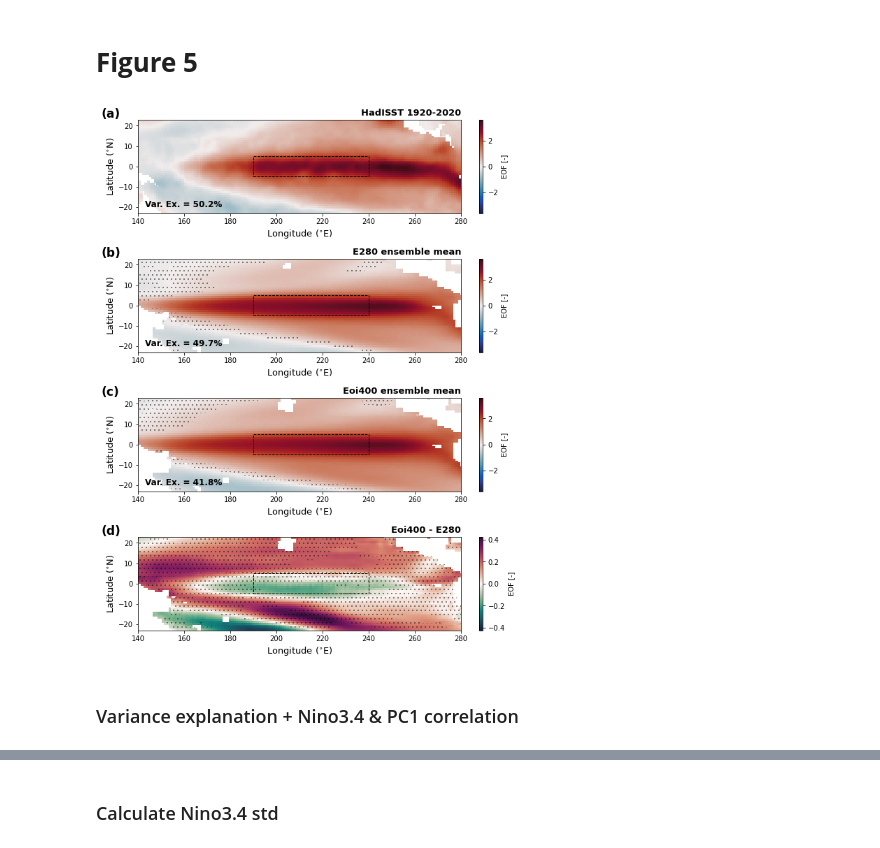
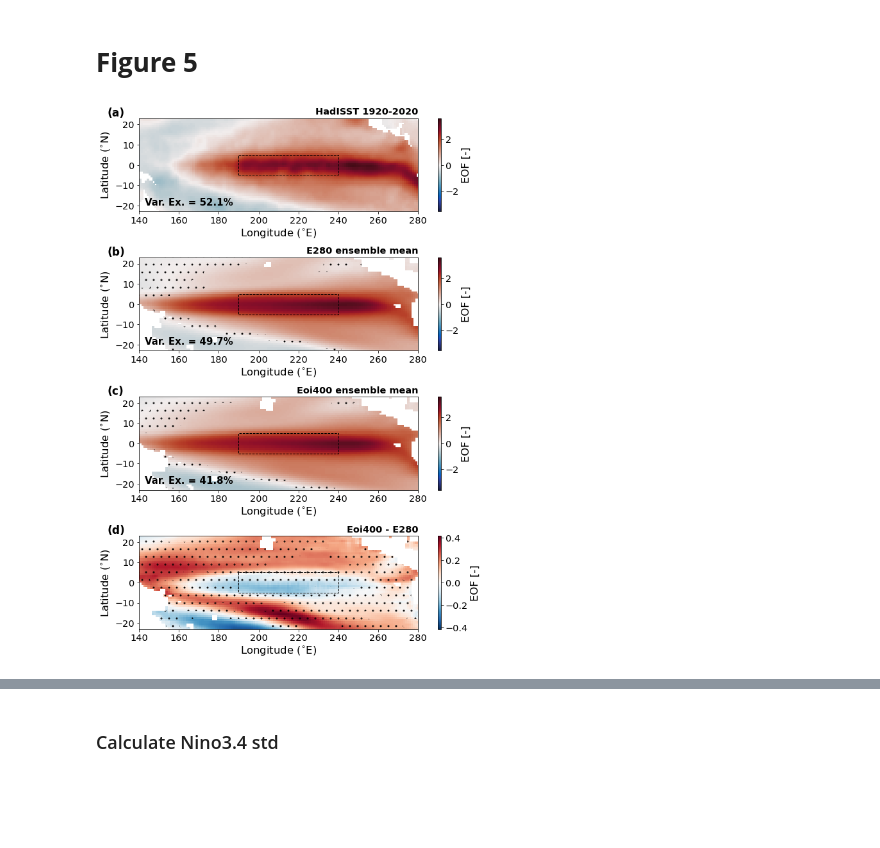
Before and after one commit to arthuroldeman/pliomip2-enso, a Jupyter notebook: EOF_analysis.ipynb, the cells around one changed output, grey strips where cells are left out. Drawn from its saved outputs; the diff is of its cells as text; code cells hidden in the pictures; blank space fills up the shorter version.

```diff
--- a/EOF_analysis.ipynb
+++ b/EOF_analysis.ipynb
@@ -81,6 +100,17 @@ Nino12_hadisst = Nino12_hadisst.groupby('time.month') - Nino12_hadisst.groupby('
 n = 1
 ssts = ds.sst.groupby('time.month') - ds.sst.groupby('time.month').mean(dim='time')
 
+fit = np.zeros([len(ssts["time"]), len(ssts["latitude"]), len(ssts["longitude"])])
+t = range(len(ssts["time"]))
+for i in range(len(ssts["latitude"])):
+    for j in range(len(ssts["longitude"])):
+        p = np.polyfit(t, ssts[:,i,j], 1)
+        l = t*p[0] + p[1]
+        fit[:,i,j] = ssts[:,i,j] - l
+ssts = xr.DataArray(data=fit, dims=["time", "latitude", "longitude"],
+                    coords=dict(time=(["time"], ssts["time"]), latitude=(["latitude"], ssts["latitude"]),
+                                         longitude=(["longitude"], ssts["longitude"])))
+
 solver = Eof(ssts, weights=None, center=True)
 eofs = solver.eofsAsCovariance(neofs=n)
 pcs  = solver.pcs(npcs=n, pcscaling=1)
@@ -103,12 +133,6 @@ hadisst_corr34 = np.abs(np.corrcoef(Nino34_hadisst.values, PC.values)[0,1])
 hadisst_corr3  = np.abs(np.corrcoef(Nino3_hadisst.values, PC.values)[0,1])
 hadisst_corr12 = np.abs(np.corrcoef(Nino12_hadisst.values, PC.values)[0,1])
 hadisst_corr = hadisst_corr34;
-
-# annual mean ssts
-AM_ssts = ds.sst.mean(dim='time')
-
-# correlation of annual mean state with leading EOF
-Ninolike_hadisst = np.corrcoef(AM_ssts.values[~np.isnan(AM_ssts.values)], eof_hadisst.values[~np.isnan(eof_hadisst.values)])[0,1]
 # %% [markdown]
 ### PlioMIP1 data
 # %%
@@ -303,86 +318,86 @@ plt.savefig('figures/appendixfigure3b.pdf', bbox_inches='tight')
 # %% [markdown]
 # **Figure 5**
 # %%
-fig2, axs = plt.subplots(nrows=4, ncols=1, figsize=(8.3,11), constrained_layout=True)
+pylab.rcParams.update(params1)
+fig2, axs = plt.subplots(nrows=4, ncols=1, figsize=(figwidth1, 12), constrained_layout=True)
 
 caption = True;
 textx = 124; texty = 24;
 
-plt.rcParams['hatch.linewidth'] = 0.3;
+plt.rcParams['hatch.linewidth'] = 0.5;
+plt.rcParams['pcolor.shading'] = 'auto'
 
 lats = [-23, 23]
 lons = [140, 280]
 
-vmin = -3.6; vmax = 3.6; cmap = plt.get_cmap('cmo.balance')
+vmin = -3.6; vmax = 3.6;
 
 a = EM_eof1_e280
 b = EM_eof1_eoi400
 
-d = 5; hatching = '..';
+d = 5; # stippling included when more than d models do not agree on the sign of the EOF
+hatching = '.';
 
 ax=axs[0]
-(eof_hadisst).plot(ax=ax, vmin=vmin, vmax=vmax, cmap=cmap, cbar_kwargs = dict(label='EOF [-]'))
-ax.set_title('HadISST 1920-2020', loc='right', fontsize=titlefontsize, fontweight = 'bold')
+(eof_hadisst).plot(ax=ax, vmin=vmin, vmax=vmax, cmap=cmap_div, cbar_kwargs = dict(label='EOF [-]'))
+ax.set_title('HadISST 1920-2020', loc='right', fontweight = 'bold')
 ax.set_xlim(lons[0], lons[1]); ax.set_ylim(lats[0], lats[1]);
-ax.set_xlabel('Longitude ($^{\circ}$E)', fontsize=labelfontsize)
-ax.set_ylabel('Latitude ($^{\circ}$N)', fontsize=labelfontsize)
+ax.set_xlabel('Longitude ($^{\circ}$E)')
+ax.set_ylabel('Latitude ($^{\circ}$N)')
 ax.set_title('')
-ax.text(143, -20, f'Var. Ex. = {100*hadisst_varf:.1f}%', fontweight = 'bold', fontsize=legendfontsize)
+ax.text(143, -20, f'Var. Ex. = {100*hadisst_varf:.1f}%', fontweight = 'bold', fontsize=15)
 ax.add_patch(Rectangle((190,-5),50,10, fill=False, linestyle='--'));
 if caption == True: ax.text(textx, texty, '(a)', fontsize = 17, fontweight = 'bold')
 
 ax=axs[1]
-p = a.plot(ax=ax, vmin=vmin, vmax=vmax, cmap=cmap, cbar_kwargs = dict(label='EOF [-]'))
-ax.set_title('E280 ensemble mean', loc='right', fontsize=titlefontsize, fontweight = 'bold')
+p = a.plot(ax=ax, vmin=vmin, vmax=vmax, cmap=cmap_div, cbar_kwargs = dict(label='EOF [-]'))
+ax.set_title('E280 ensemble mean', loc='right', fontweight = 'bold')
 ax.set_xlim(lons[0], lons[1]); ax.set_ylim(lats[0], lats[1]);
-ax.set_xlabel('Longitude ($^{\circ}$E)', fontsize=labelfontsize)
-ax.set_ylabel('Latitude ($^{\circ}$N)', fontsize=labelfontsize)
+ax.set_xlabel('Longitude ($^{\circ}$E)')
+ax.set_ylabel('Latitude ($^{\circ}$N)')
 ax.set_title('')
-ax.text(143, -20, f'Var. Ex. = {100*EM_varf_e280:.1f}%', fontweight = 'bold', fontsize=legendfontsize)
+ax.text(143, -20, f'Var. Ex. = {100*EM_varf_e280:.1f}%', fontweight = 'bold', fontsize=15)
 ax.add_patch(Rectangle((190,-5),50,10, fill=False, linestyle='--'));
 
 y1 = np.ma.masked_where((poscount_e280.values>len(modellist)-d), poscount_e280.values)
 y2 = np.ma.masked_where((poscount_e280.values<d+1), poscount_e280.values)
 g=np.ma.masked_where(a==np.nan, a)
 ax.pcolor(poscount_e280.longitude, poscount_e280.latitude, y1*y2*g, alpha=0., hatch=hatching)
 if caption == True: ax.text(textx, texty, '(b)', fontsize = 17, fontweight = 'bold')
 
 ax=axs[2]
-b.plot(ax=ax, vmin=vmin, vmax=vmax, cmap=cmap, cbar_kwargs = dict(label='EOF [-]'))
-ax.set_title('Eoi400 ensemble mean', loc='right', fontsize=titlefontsize, fontweight = 'bold')
+b.plot(ax=ax, vmin=vmin, vmax=vmax, cmap=cmap_div, cbar_kwargs = dict(label='EOF [-]'))
+ax.set_title('Eoi400 ensemble mean', loc='right', fontweight = 'bold')
 ax.set_xlim(lons[0], lons[1]); ax.set_ylim(lats[0], lats[1]);
-ax.set_xlabel('Longitude ($^{\circ}$E)', fontsize=labelfontsize)
-ax.set_ylabel('Latitude ($^{\circ}$N)', fontsize=labelfontsize)
+ax.set_xlabel('Longitude ($^{\circ}$E)')
+ax.set_ylabel('Latitude ($^{\circ}$N)')
 ax.set_title('')
-ax.text(143, -20, f'Var. Ex. = {100*EM_varf_eoi400:.1f}%', fontweight = 'bold', fontsize=legendfontsize)
+ax.text(143, -20, f'Var. Ex. = {100*EM_varf_eoi400:.1f}%', fontweight = 'bold', fontsize=15)
 ax.add_patch(Rectangle((190,-5),50,10, fill=False, linestyle='--'));
 
 y1 = np.ma.masked_where((poscount_eoi400.values>len(modellist)-d), poscount_eoi400.values)
 y2 = np.ma.masked_where((poscount_eoi400.values<d+1), poscount_eoi400.values)
 g=np.ma.masked_where(b==np.nan, b)
 ax.pcolor(poscount_e280.longitude, poscount_e280.latitude, y1*y2*g, alpha=0., hatch=hatching)
 if caption == True: ax.text(textx, texty, '(c)', fontsize = 17, fontweight = 'bold')
 
 ax=axs[3]
-(b-a).plot(ax=ax, cmap=plt.get_cmap('cmo.curl'), cbar_kwargs = dict(label='EOF [-]'))
-ax.set_title('Eoi400 - E280', loc='right', fontsize=titlefontsize, fontweight = 'bold')
+(b-a).plot(ax=ax, cmap=cmap_diff, cbar_kwargs = dict(label='EOF [-]'))
+ax.set_title('Eoi400 - E280', loc='right',  fontweight = 'bold')
 ax.set_xlim(lons[0], lons[1]); ax.set_ylim(lats[0], lats[1]);
-ax.set_xlabel('Longitude ($^{\circ}$E)', fontsize=labelfontsize)
-ax.set_ylabel('Latitude ($^{\circ}$N)', fontsize=labelfontsize)
+ax.set_xlabel('Longitude ($^{\circ}$E)')
+ax.set_ylabel('Latitude ($^{\circ}$N)')
 ax.set_title('')
 ax.add_patch(Rectangle((190,-5),50,10, fill=False, linestyle='--'));
 
 y1 = np.ma.masked_where((poscount_diff.values>len(modellist)-d), poscount_diff.values)
 y2 = np.ma.masked_where((poscount_diff.values<d+1), poscount_diff.values)
 g=np.ma.masked_where((b-a)==np.nan, (b-a))
 ax.pcolor(poscount_e280.longitude, poscount_e280.latitude, y1*y2*g, alpha=0., hatch=hatching)
 if caption == True: ax.text(textx, texty, '(d)', fontsize = 17, fontweight = 'bold')
 
-
 # plt.savefig('figures/mean_eofs_v3.png', bbox_inches='tight', dpi=200)
 # plt.savefig('figures/mean_eofs_v4.pdf', bbox_inches='tight')
-# plt.savefig('figures/figure5.pdf', bbox_inches='tight')
+plt.savefig('figures/figure5.pdf', bbox_inches='tight')
 # %% [output]
-[figure, old version]
+[figure, new version]
-# %% [markdown]
-### Variance explanation + Nino3.4 & PC1 correlation
```
Also changed, not shown: parts of 12 cells of this notebook.
